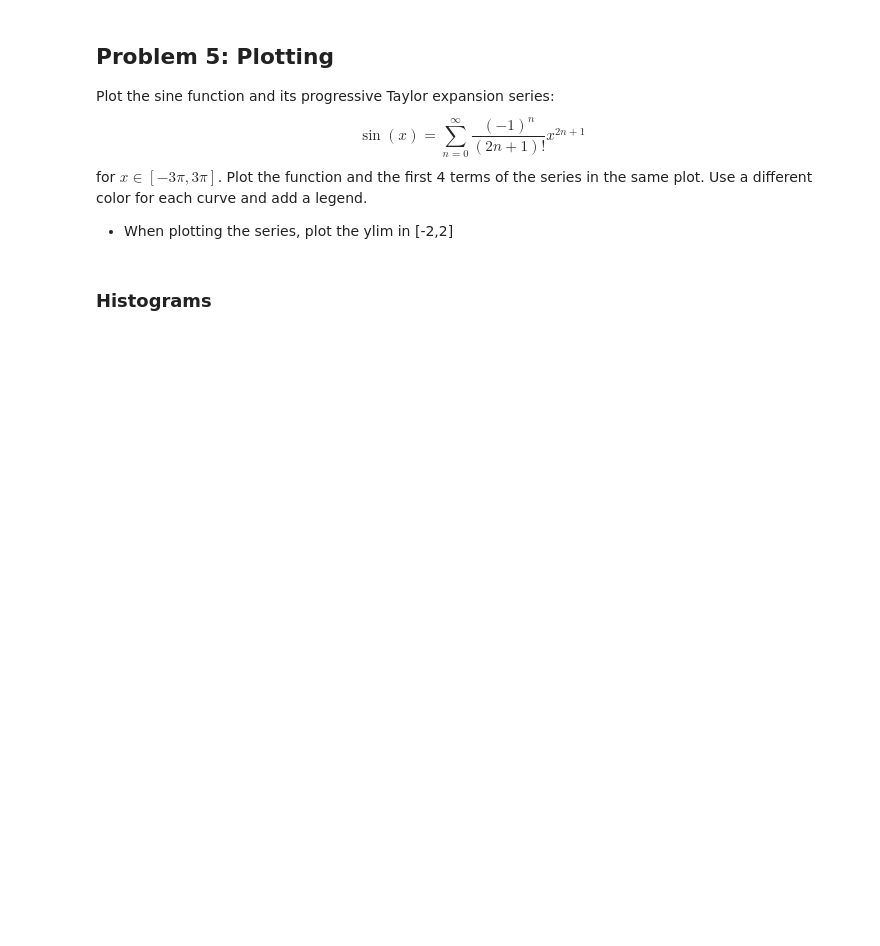
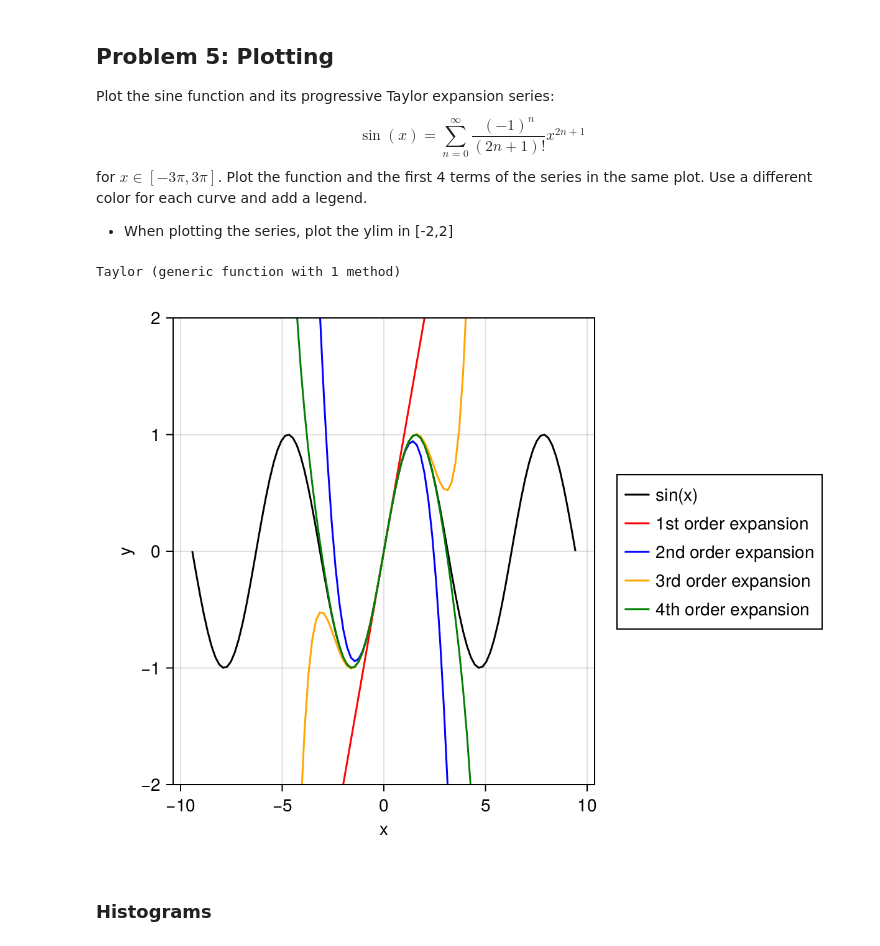
Before and after one commit to issaramro/NonLinearDynamics, a Jupyter notebook: Julia Practice/Problems.ipynb, the cells around one changed output. Drawn from its saved outputs; the diff is of its cells as text; code cells hidden in the pictures; blank space fills up the shorter version.

```diff
--- a/Julia Practice/Problems.ipynb
+++ b/Julia Practice/Problems.ipynb
@@ -136,3 +140,42 @@ for $x \in [-3\pi, 3\pi]$. Plot the function and the first 4 terms of the series
+# %%
+# Here create the Taylor of sin function
+function Taylor(n)
+    x = range(-3*π, 3*π, length=100)
+    sine = 0
+    sign = 1
+    for i = 0:n-1
+        sine = sine .+ sign*(x.^(2*i+1))/factorial(2*i+1)
+        sign = -sign
+    end
+    return sine
+    end
+# %% [output]
+Taylor (generic function with 1 method)
+# %%
+# Here write the code that calls taylor and plots it for different number of terms
+y1 = Taylor(1)
+y2 = Taylor(2)
+y3 = Taylor(3)
+y4 = Taylor(4)
+x = range(-3*π, 3*π, length=100)
+y0 = sin.(x)
+
+f = Figure()
+Axis(f[1, 1], xlabel="x", ylabel="y")
+sine0 = lines!(x, y0, color = :black)
+sine1 = lines!(x, y1, color = :red)
+sine2 = lines!(x, y2, color = :blue)
+sine3 = lines!(x, y3, color = :orange)
+sine4 = lines!(x, y4, color = :green)
+ylims!(-2, 2)
+
+Legend(f[1, 2],
+    [sine0, sine1, sine2, sine3, sine4],
+    ["sin(x)", "1st order expansion", "2nd order expansion", "3rd order expansion", "4th order expansion"])
+
+f
+# %% [output]
+[figure, added]
 # %% [markdown]
 ### Histograms
 # %%
```
Also changed, not shown: parts of 28 cells of this notebook.
